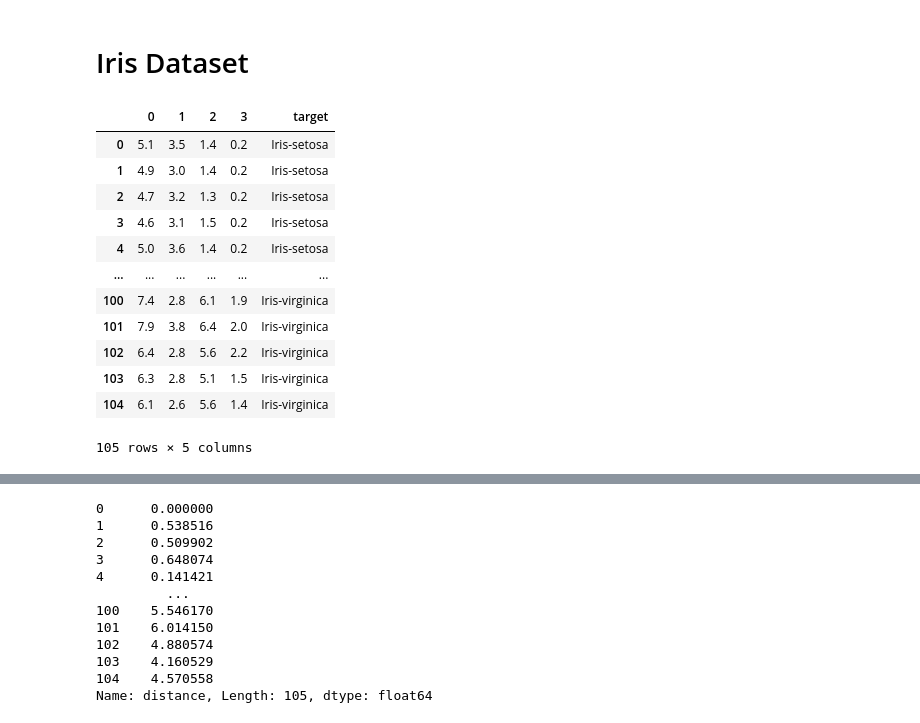
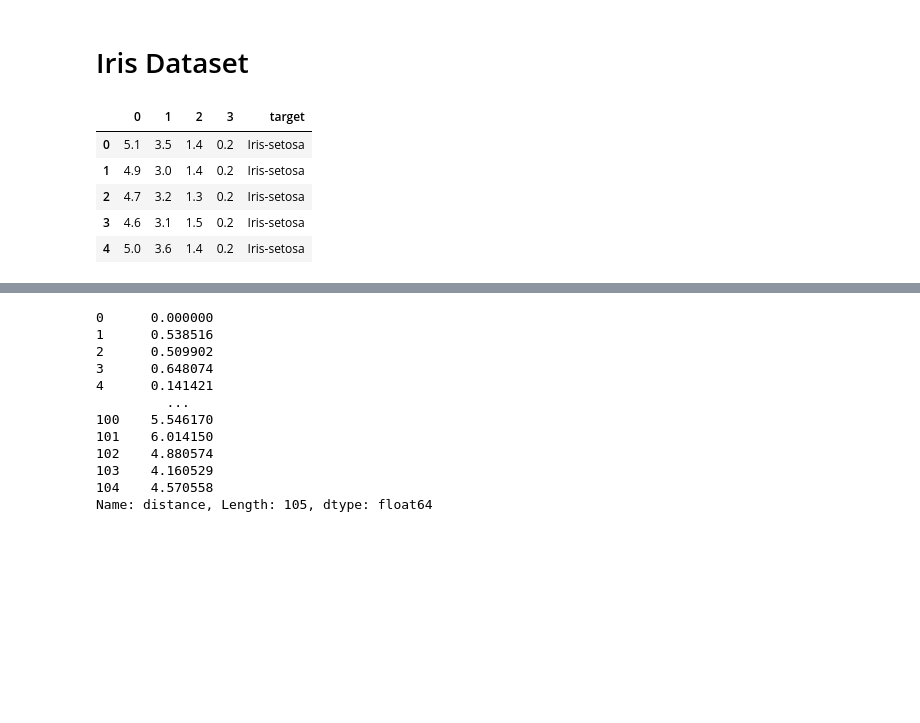
Before and after one commit to mirai0202/knn, a Jupyter notebook: src/main.ipynb, the cells around one changed output, grey strips where cells are left out. Cells and saved outputs as stored; diff of their text form; code cells hidden in the pictures; blank space fills up the shorter version.

```diff
--- a/src/main.ipynb
+++ b/src/main.ipynb
@@ -10,19 +10,12 @@ y_train = X_train.pop(X_train.columns[-1]).rename('target')
 X_test = pd.read_csv('../datasets/iris.test.data', header=None)
 y_test = X_test.pop(X_test.columns[-1]).rename('target')
 # %%
-pd.concat((X_train, y_train), axis=1)
+pd.concat((X_train, y_train), axis=1).head()
 # %% [output]
 |  | 0 | 1 | 2 | 3 | target |
 | 0 | 5.1 | 3.5 | 1.4 | 0.2 | Iris-setosa |
 | 1 | 4.9 | 3.0 | 1.4 | 0.2 | Iris-setosa |
 | 2 | 4.7 | 3.2 | 1.3 | 0.2 | Iris-setosa |
 | 3 | 4.6 | 3.1 | 1.5 | 0.2 | Iris-setosa |
 | 4 | 5.0 | 3.6 | 1.4 | 0.2 | Iris-setosa |
-| ... | ... | ... | ... | ... | ... |
-| 100 | 7.4 | 2.8 | 6.1 | 1.9 | Iris-virginica |
-| 101 | 7.9 | 3.8 | 6.4 | 2.0 | Iris-virginica |
-| 102 | 6.4 | 2.8 | 5.6 | 2.2 | Iris-virginica |
-| 103 | 6.3 | 2.8 | 5.1 | 1.5 | Iris-virginica |
-| 104 | 6.1 | 2.6 | 5.6 | 1.4 | Iris-virginica |
-105 rows × 5 columns
 # %%
```
Also changed, not shown: parts of 1 cell of this notebook, 3 other files.
